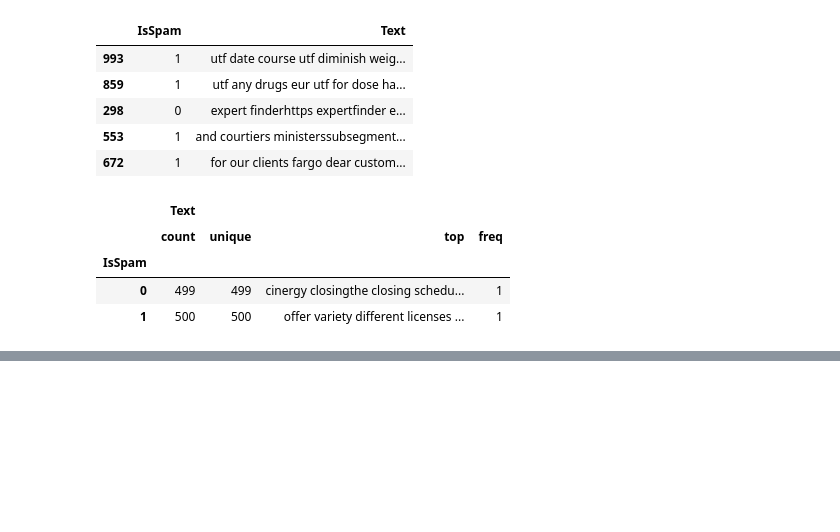
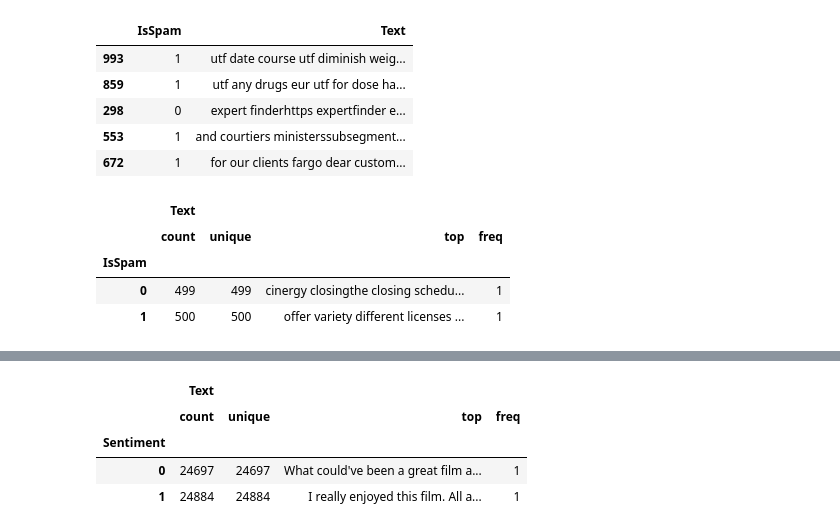
Before and after one commit to bolicnikola/Applied-Machine-Learning-And-AI, a Jupyter notebook: Natural_Language_Processing.ipynb, the cells around one changed output, grey strips where cells are left out. Cells and saved outputs as stored; diff of their text form; code cells hidden in the pictures; blank space fills up the shorter version.

```diff
--- a/Natural_Language_Processing.ipynb
+++ b/Natural_Language_Processing.ipynb
@@ -240,0 +244,4 @@ np.float32(0.9713706)
+# %%
+df = pd.read_csv('Data/reviews.csv', encoding='ISO-8859-1"')
+df = df.sample(frac=1, random_state=0)
+df.head()
@@ -240,0 +255,9 @@ np.float32(0.9713706)
+# %%
+df = df.drop_duplicates()
+df.groupby('Sentiment').describe()
+# %% [output]
+|  | Text |  |  |  |
+|  | count | unique | top | freq |
+| Sentiment |  |  |  |  |
+| 0 | 24697 | 24697 | What could've been a great film a... | 1 |
+| 1 | 24884 | 24884 | I really enjoyed this film. All a... | 1 |
```
Also changed, not shown: parts of 27 cells of this notebook, 1 other file.
